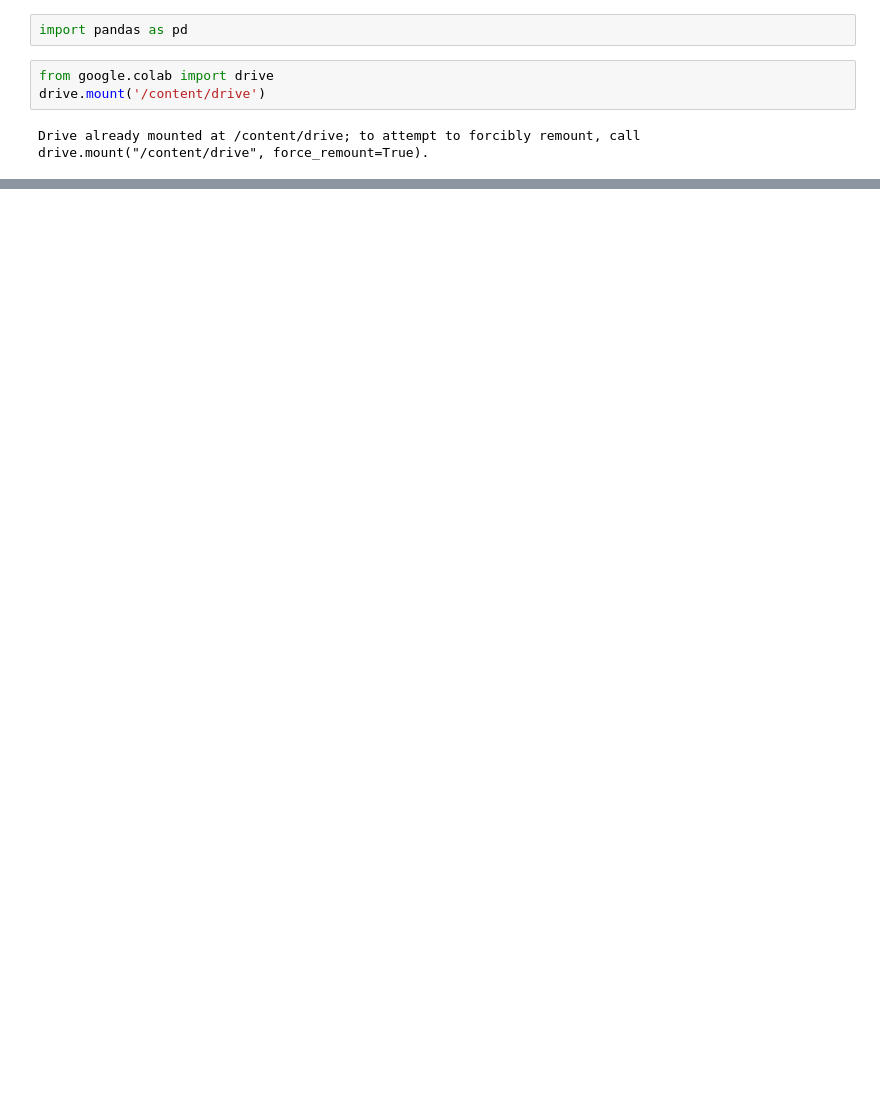
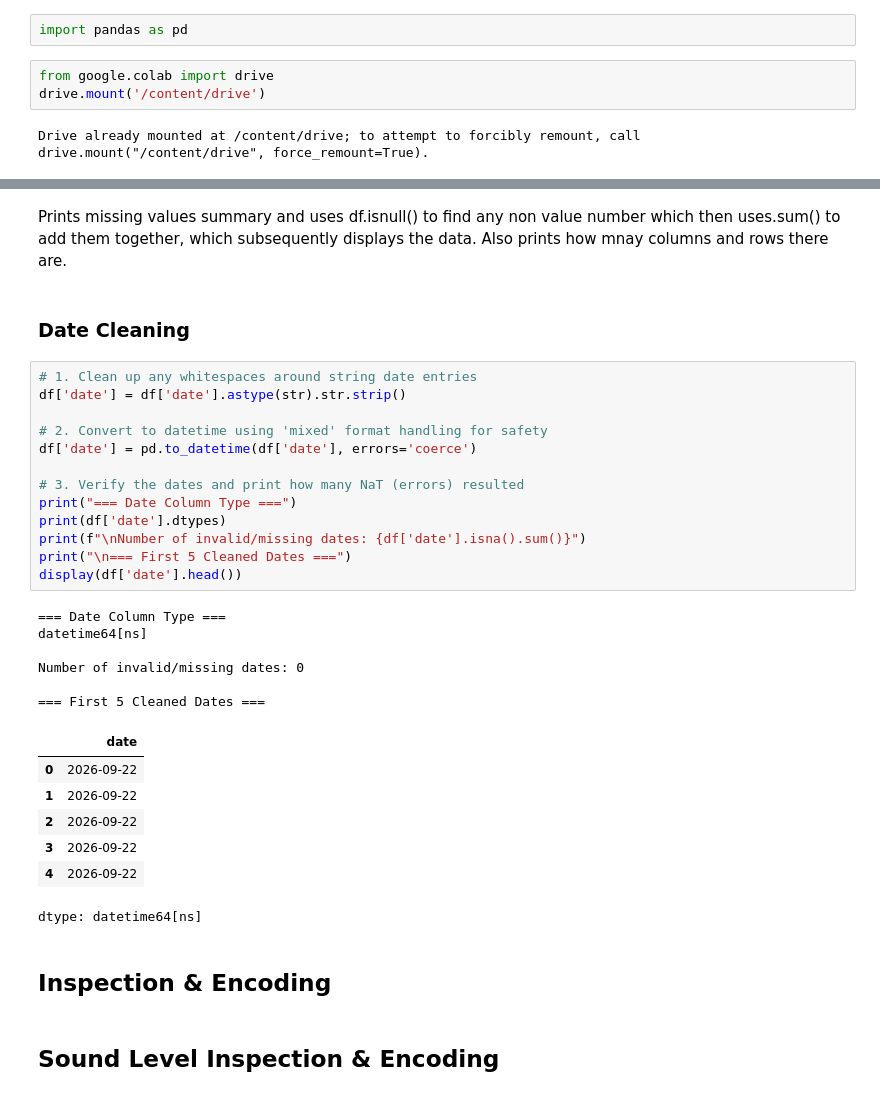
Before and after one commit to LiamPlower/ML-CampusProject-colab, a Jupyter notebook: MLProject.ipynb, the cells around one changed output, grey strips where cells are left out. Saved outputs shown, nothing was run; the diff lists cells and outputs as text; blank space fills up the shorter version.

```diff
--- a/MLProject.ipynb
+++ b/MLProject.ipynb
@@ -42,0 +90,35 @@ Warning: Total number of columns (23) exceeds max_columns (20). Falling back to
+# %% [markdown]
+Prints missing values summary and uses df.isnull() to find any non value number which then uses.sum() to add them together, which subsequently displays the data. Also prints how mnay columns and rows there are.
+# %% [markdown]
+### Date Cleaning
+# %%
+# 1. Clean up any whitespaces around string date entries
+df['date'] = df['date'].astype(str).str.strip()
+
+# 2. Convert to datetime using 'mixed' format handling for safety
+df['date'] = pd.to_datetime(df['date'], errors='coerce')
+
+# 3. Verify the dates and print how many NaT (errors) resulted
+print("=== Date Column Type ===")
+print(df['date'].dtypes)
+print(f"\nNumber of invalid/missing dates: {df['date'].isna().sum()}")
+print("\n=== First 5 Cleaned Dates ===")
+display(df['date'].head())
+# %% [output]
+=== Date Column Type ===
+datetime64[ns]
+
+Number of invalid/missing dates: 0
+
+=== First 5 Cleaned Dates ===
+|  | date |
+| 0 | 2026-09-22 |
+| 1 | 2026-09-22 |
+| 2 | 2026-09-22 |
+| 3 | 2026-09-22 |
+| 4 | 2026-09-22 |
+dtype: datetime64[ns]
+# %% [markdown]
+## Inspection & Encoding
+# %% [markdown]
+## Sound Level Inspection & Encoding
```
Also changed, not shown: parts of 20 cells of this notebook.
